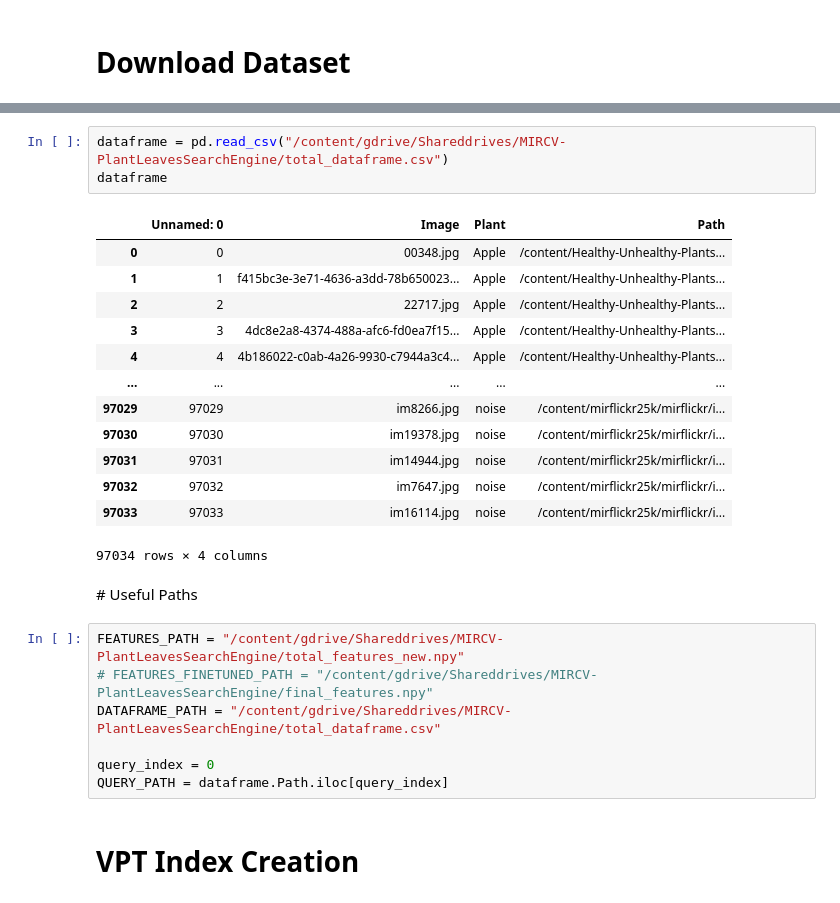
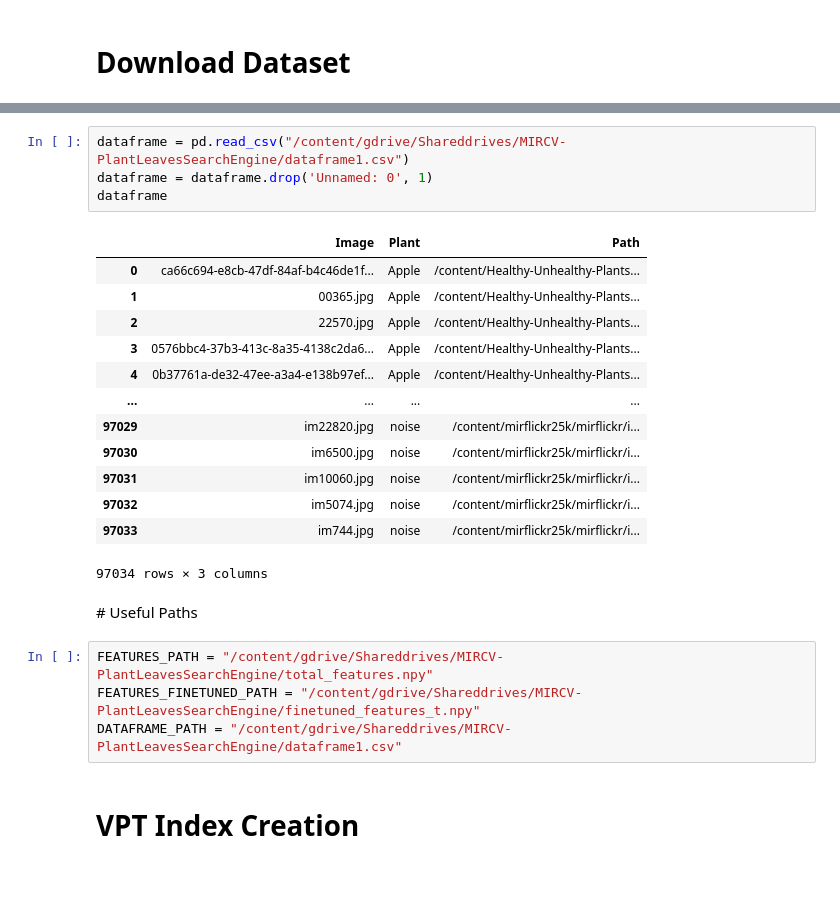
Before and after one commit to EdoardoMorucci/Plant-Leaves-Search-Engine---MIRCV, a Jupyter notebook: retrieval_system.ipynb, the cells around one changed output, grey strips where cells are left out. Saved outputs shown, nothing was run; the diff lists cells and outputs as text.

```diff
--- a/retrieval_system.ipynb
+++ b/retrieval_system.ipynb
@@ -75,29 +67,27 @@ Downloading healthy-unhealthy-plants-dataset-segmented.zip to /content
 # %%
-dataframe = pd.read_csv("/content/gdrive/Shareddrives/MIRCV-PlantLeavesSearchEngine/total_dataframe.csv")
+dataframe = pd.read_csv("/content/gdrive/Shareddrives/MIRCV-PlantLeavesSearchEngine/dataframe1.csv")
+dataframe = dataframe.drop('Unnamed: 0', 1)
 dataframe
 # %% [output]
-|  | Unnamed: 0 | Image | Plant | Path |
-| 0 | 0 | 00348.jpg | Apple | /content/Healthy-Unhealthy-Plants... |
-| 1 | 1 | f415bc3e-3e71-4636-a3dd-78b650023... | Apple | /content/Healthy-Unhealthy-Plants... |
-| 2 | 2 | 22717.jpg | Apple | /content/Healthy-Unhealthy-Plants... |
-| 3 | 3 | 4dc8e2a8-4374-488a-afc6-fd0ea7f15... | Apple | /content/Healthy-Unhealthy-Plants... |
-| 4 | 4 | 4b186022-c0ab-4a26-9930-c7944a3c4... | Apple | /content/Healthy-Unhealthy-Plants... |
-| ... | ... | ... | ... | ... |
-| 97029 | 97029 | im8266.jpg | noise | /content/mirflickr25k/mirflickr/i... |
-| 97030 | 97030 | im19378.jpg | noise | /content/mirflickr25k/mirflickr/i... |
-| 97031 | 97031 | im14944.jpg | noise | /content/mirflickr25k/mirflickr/i... |
-| 97032 | 97032 | im7647.jpg | noise | /content/mirflickr25k/mirflickr/i... |
-| 97033 | 97033 | im16114.jpg | noise | /content/mirflickr25k/mirflickr/i... |
+|  | Image | Plant | Path |
+| 0 | ca66c694-e8cb-47df-84af-b4c46de1f... | Apple | /content/Healthy-Unhealthy-Plants... |
+| 1 | 00365.jpg | Apple | /content/Healthy-Unhealthy-Plants... |
+| 2 | 22570.jpg | Apple | /content/Healthy-Unhealthy-Plants... |
+| 3 | 0576bbc4-37b3-413c-8a35-4138c2da6... | Apple | /content/Healthy-Unhealthy-Plants... |
+| 4 | 0b37761a-de32-47ee-a3a4-e138b97ef... | Apple | /content/Healthy-Unhealthy-Plants... |
+| ... | ... | ... | ... |
+| 97029 | im22820.jpg | noise | /content/mirflickr25k/mirflickr/i... |
+| 97030 | im6500.jpg | noise | /content/mirflickr25k/mirflickr/i... |
+| 97031 | im10060.jpg | noise | /content/mirflickr25k/mirflickr/i... |
+| 97032 | im5074.jpg | noise | /content/mirflickr25k/mirflickr/i... |
+| 97033 | im744.jpg | noise | /content/mirflickr25k/mirflickr/i... |
-97034 rows × 4 columns
+97034 rows × 3 columns
 # %% [markdown]
 # Useful Paths
 # %%
-FEATURES_PATH = "/content/gdrive/Shareddrives/MIRCV-PlantLeavesSearchEngine/total_features_new.npy"
-# FEATURES_FINETUNED_PATH = "/content/gdrive/Shareddrives/MIRCV-PlantLeavesSearchEngine/final_features.npy"
-DATAFRAME_PATH = "/content/gdrive/Shareddrives/MIRCV-PlantLeavesSearchEngine/total_dataframe.csv"
-
-query_index = 0
-QUERY_PATH = dataframe.Path.iloc[query_index]
+FEATURES_PATH = "/content/gdrive/Shareddrives/MIRCV-PlantLeavesSearchEngine/total_features.npy"
+FEATURES_FINETUNED_PATH = "/content/gdrive/Shareddrives/MIRCV-PlantLeavesSearchEngine/finetuned_features_t.npy"
+DATAFRAME_PATH = "/content/gdrive/Shareddrives/MIRCV-PlantLeavesSearchEngine/dataframe1.csv"
 # %% [markdown]
 # VPT Index Creation
 # %% [markdown]
```
Also changed, not shown: parts of 17 cells of this notebook.
